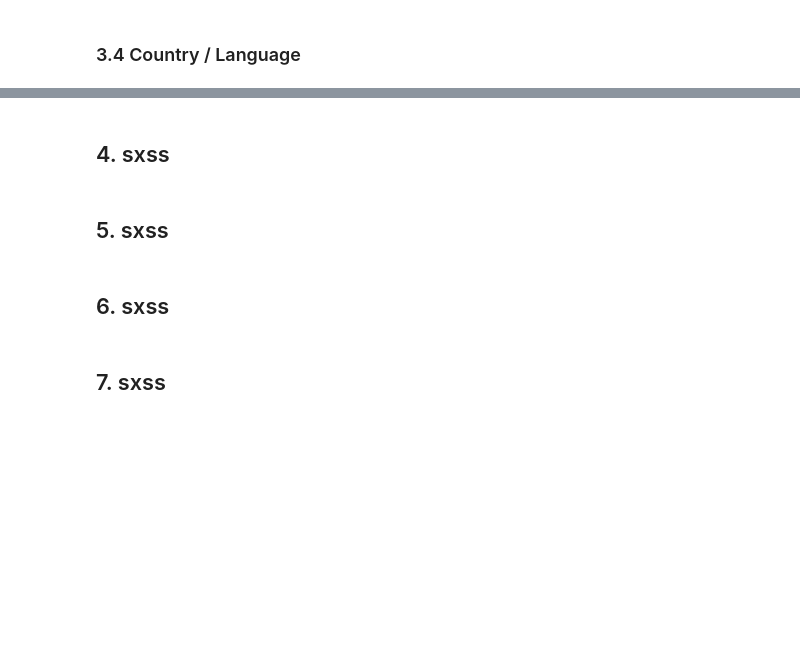
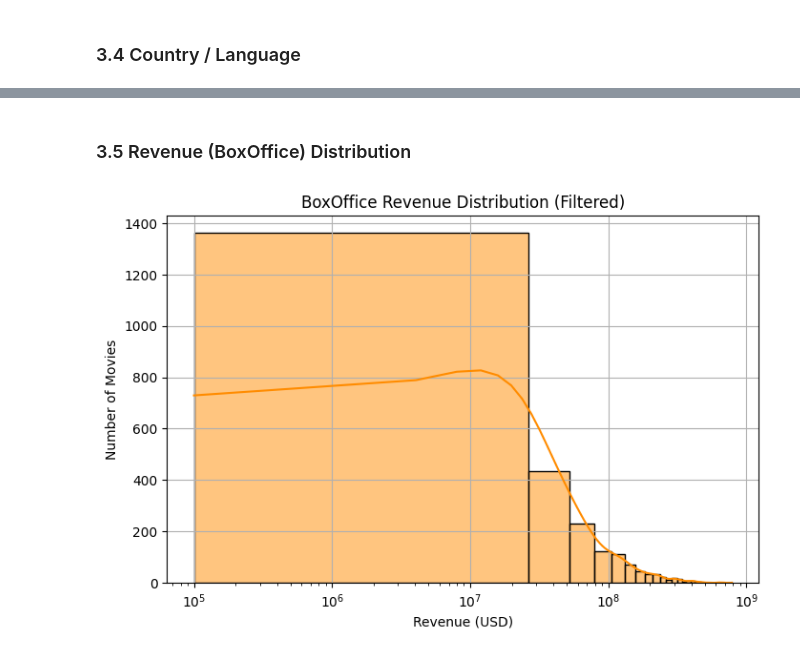
Before and after one commit to CU-S25-MSDSSB-DSCI-01-DataScienceLab/Movie-Project, a Jupyter notebook: jupyter notebooks/2_EDA.ipynb, the cells around one changed output, grey strips where cells are left out. Saved outputs shown, nothing was run; the diff lists cells and outputs as text; code cells hidden in the pictures; blank space fills up the shorter version.

```diff
--- a/jupyter notebooks/2_EDA.ipynb
+++ b/jupyter notebooks/2_EDA.ipynb
@@ -196,11 +196,18 @@ plt.grid(True, axis='x')
 plt.show()
 # %% [output]
 [figure]
-# %% [markdown]
-## 4. sxss
-# %% [markdown]
-## 5. sxss
-# %% [markdown]
-## 6. sxss
-# %% [markdown]
-## 7. sxss
+# %% [markdown]
+### 3.5 Revenue (BoxOffice) Distribution
+# %%
+filtered_df = df[df["BoxOffice"] > 100_000]
+
+plt.figure(figsize=(8, 5))
+sns.histplot(filtered_df["BoxOffice"], bins=30, kde=True, color="darkorange")
+plt.xscale("log")
+plt.title("BoxOffice Revenue Distribution (Filtered)")
+plt.xlabel("Revenue (USD)")
+plt.ylabel("Number of Movies")
+plt.grid(True)
+plt.show()
+# %% [output]
+[figure, added]
```
Also changed, not shown: parts of 8 cells of this notebook, 3 other files.
